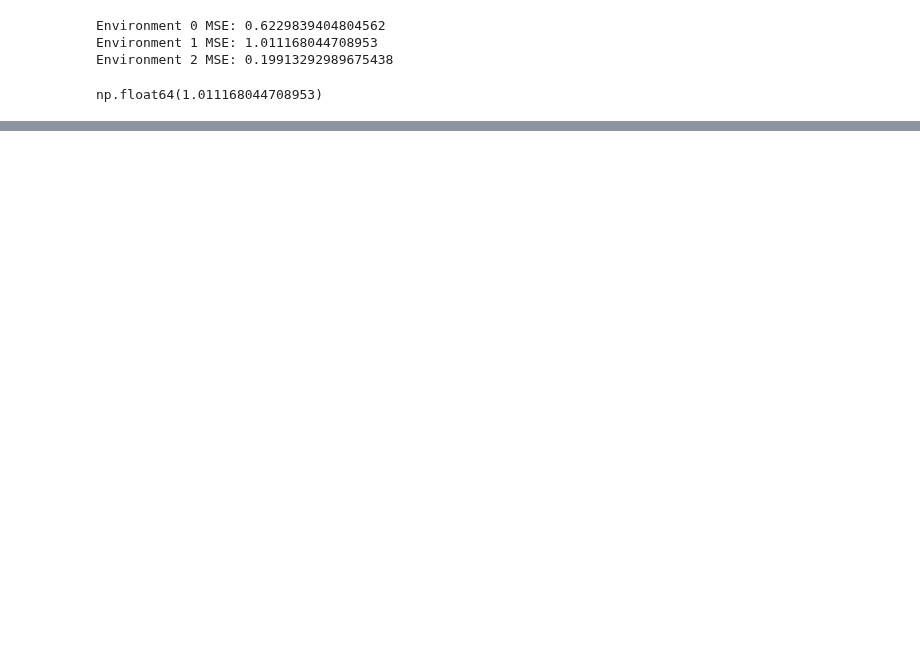
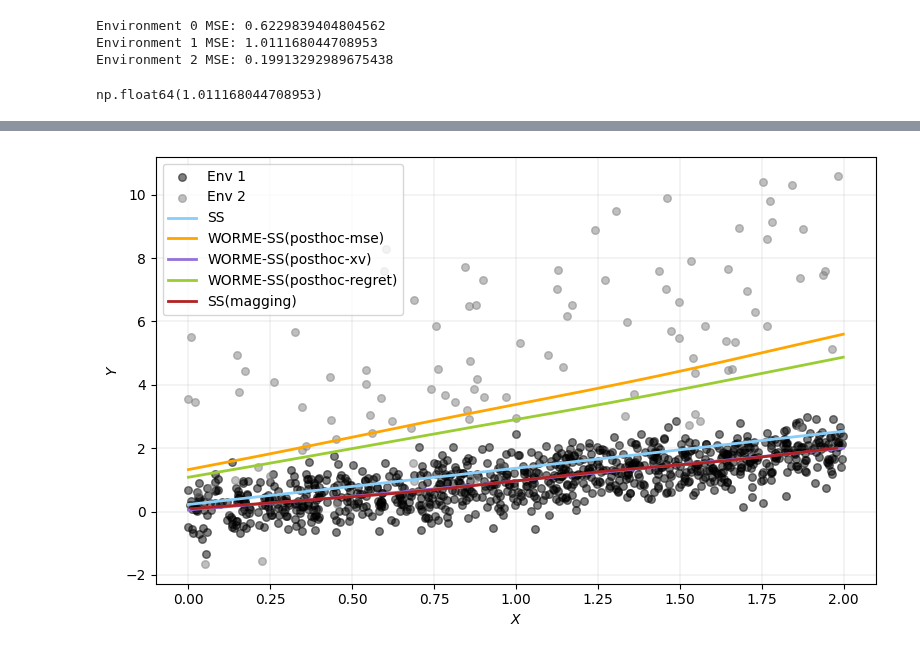
Before and after one commit to francescofreni/nldg, a Jupyter notebook: notebooks/demo_ss.ipynb, the cells around one changed output, grey strips where cells are left out. Drawn from its saved outputs; the diff is of its cells as text; code cells hidden in the pictures; blank space fills up the shorter version.

```diff
--- a/notebooks/demo_ss.ipynb
+++ b/notebooks/demo_ss.ipynb
@@ -68,0 +136,8 @@ plot_dtr_ss(dtr, x_grid, preds_erm, preds_minimax)
+# %%
+ss_mse = MinimaxSmoothSpline(Xtr, Ytr, Etr, cv=True, method="mse")
+preds_mse = ss_mse.predict(x_grid)
+fitted_mse = ss_mse.predict(Xtr)
+
+mse_mse, _ = max_mse(Ytr, fitted_mse, Etr, ret_ind=True)
+xv_mse, _ = min_xplvar(Ytr, fitted_mse, Etr, demean=demean, ret_ind=True)
+regret_mse, _ = max_regret(Ytr, fitted_mse, sols_erm, Etr, ret_ind=True)
@@ -68,0 +146,8 @@ plot_dtr_ss(dtr, x_grid, preds_erm, preds_minimax)
+# %%
+ss_xv = MinimaxSmoothSpline(Xtr, Ytr, Etr, cv=True, method="xplvar")
+preds_xv = ss_xv.predict(x_grid)
+fitted_xv = ss_xv.predict(Xtr)
+
+mse_xv, _ = max_mse(Ytr, fitted_xv, Etr, ret_ind=True)
+xv_xv, _ = min_xplvar(Ytr, fitted_xv, Etr, demean=demean, ret_ind=True)
+regret_xv, _ = max_regret(Ytr, fitted_xv, sols_erm, Etr, ret_ind=True)
@@ -68,0 +156,9 @@ plot_dtr_ss(dtr, x_grid, preds_erm, preds_minimax)
+# %%
+ss_regret = MinimaxSmoothSpline(Xtr, Ytr, Etr, cv=True,
+                                method="regret", sols_erm=sols_erm)
+preds_regret = ss_regret.predict(x_grid)
+fitted_regret = ss_regret.predict(Xtr)
+
+mse_regret, _ = max_mse(Ytr, fitted_regret, Etr, ret_ind=True)
+xv_regret, _ = min_xplvar(Ytr, fitted_regret, Etr, demean=demean, ret_ind=True)
+regret_regret, _ = max_regret(Ytr, fitted_regret, sols_erm, Etr, ret_ind=True)
@@ -68,0 +167,8 @@ plot_dtr_ss(dtr, x_grid, preds_erm, preds_minimax)
+# %%
+ss_magging = MaggingSmoothSpline()
+fitted_magging = ss_magging.fit(Xtr, Ytr, Etr)
+preds_magging = ss_magging.predict(x_grid)
+
+mse_magging, _ = max_mse(Ytr, fitted_magging, Etr, ret_ind=True)
+xv_magging, _ = min_xplvar(Ytr, fitted_magging, Etr, demean=demean, ret_ind=True)
+regret_magging, _ = max_regret(Ytr, fitted_magging, sols_erm, Etr, ret_ind=True)
@@ -68,0 +209,7 @@ plot_dtr_ss(dtr, x_grid, preds_erm, preds_minimax)
+# %%
+plot_dtr_ss(dtr, x_grid, preds_ss, preds_mse,
+            preds_xv=preds_xv, preds_regret=preds_regret,
+            preds_magging=preds_magging, obj_comparison=True,
+            saveplot=True, nameplot="setting8_objectives_ss")
+# %% [output]
+[figure, added]
```
Also changed, not shown: parts of 23 cells of this notebook, 6 other files.
